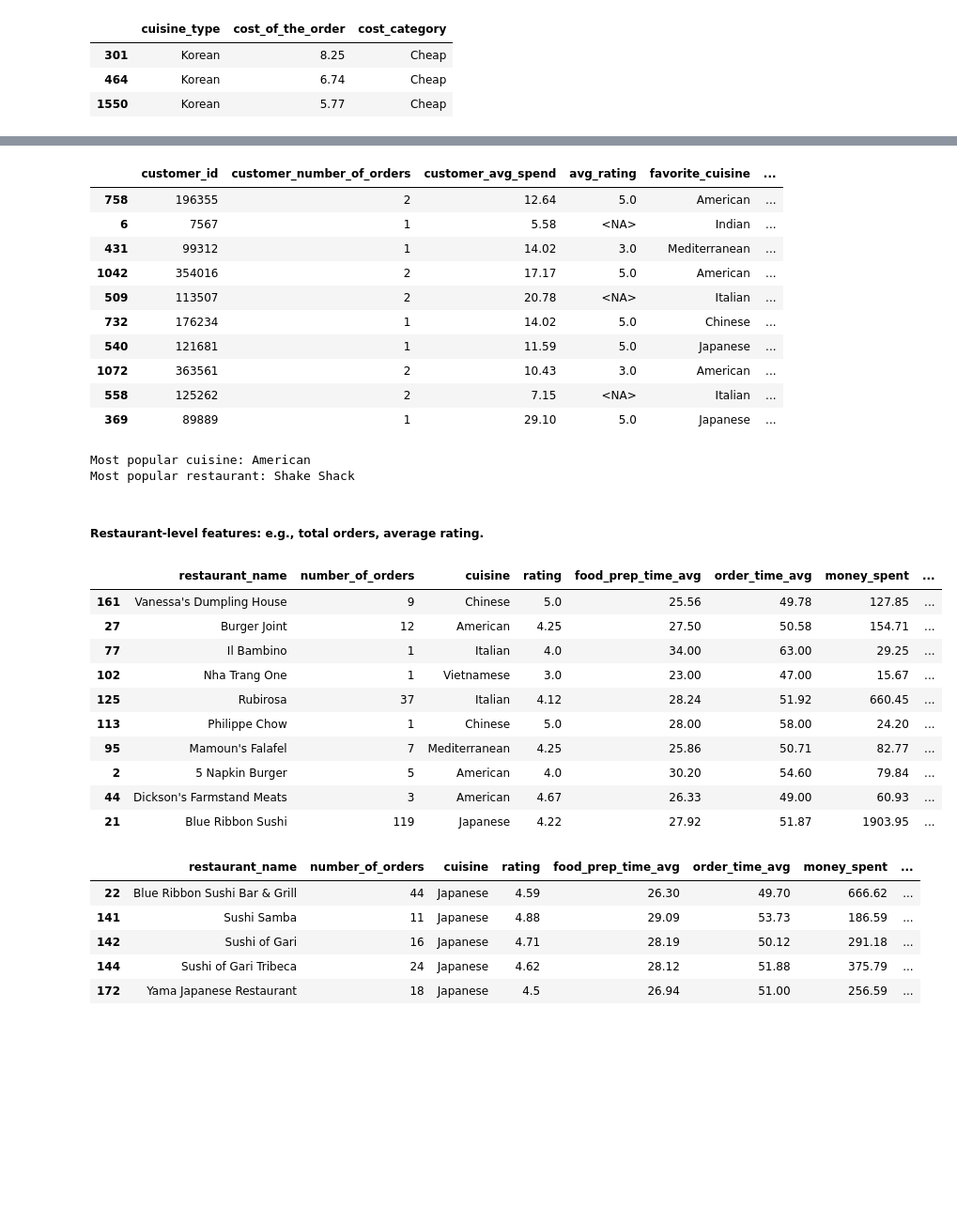
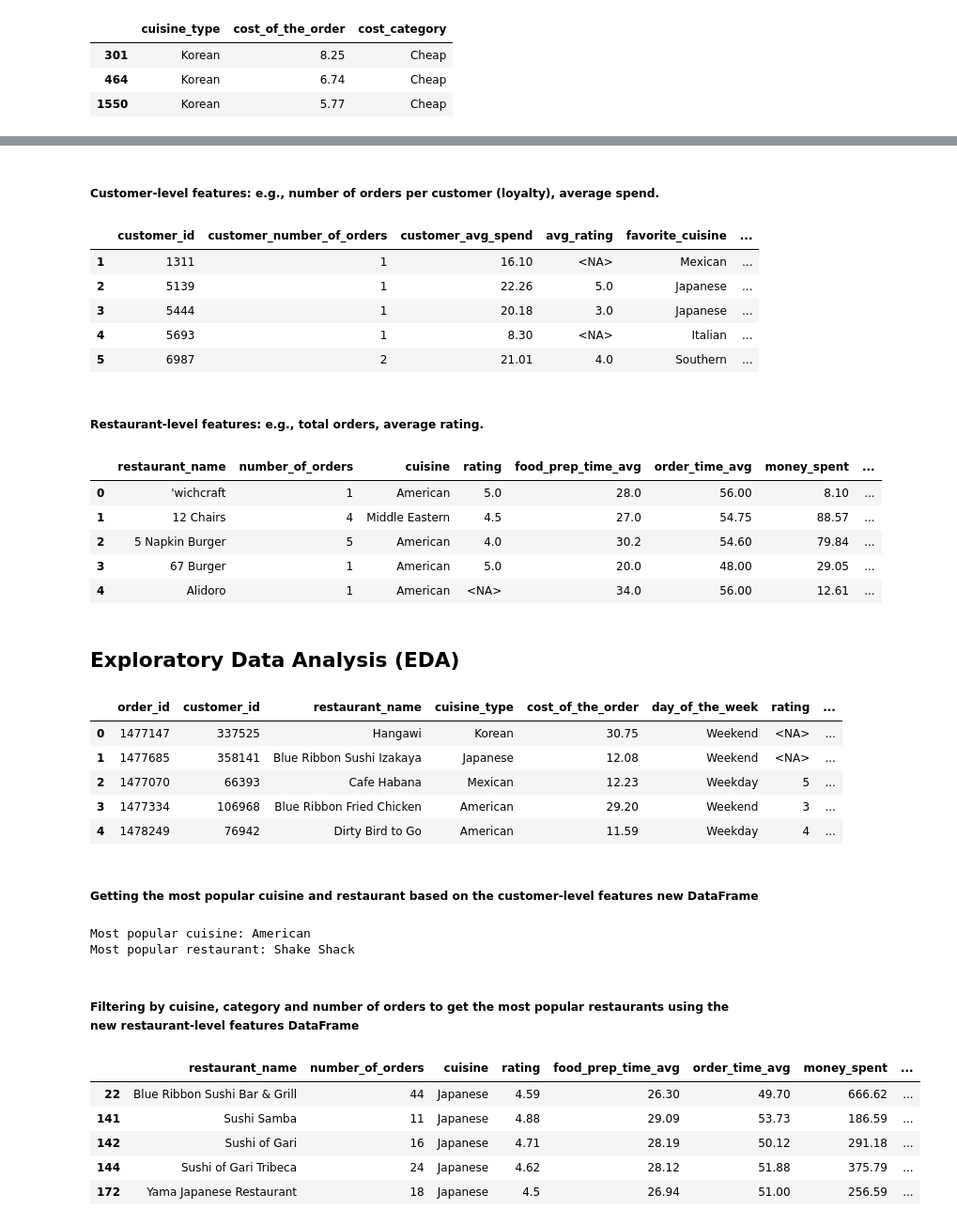
Before and after one commit to J3SSY-ANDU/Food-Delivery-Data-Analysis, a Jupyter notebook: notebooks/food_delivery_orders_eda.ipynb, the cells around one changed output, grey strips where cells are left out. Shown at 94% size. Cells and saved outputs as stored; diff of their text form; code cells hidden in the pictures; blank space fills up the shorter version.

Commit message:
organize the notebook by data cleaning, feature engineering and EDA sections

```diff
--- a/notebooks/food_delivery_orders_eda.ipynb
+++ b/notebooks/food_delivery_orders_eda.ipynb
@@ -38,7 +38,5 @@ import seaborn as sns
 # %%
-raw_data = pd.read_csv('../data/raw/food_order.csv')
+df = pd.read_csv('../data/raw/food_order.csv')
-# %%
-df = raw_data.copy() # Create a copy of the raw data
 # %% [markdown]
 #### Data overview
 # %%
@@ -386,3 +375,5 @@ df.head()
+# %% [markdown]
+##### Customer-level features: e.g., number of orders per customer (loyalty), average spend.
 # %%
 # Create a customer-level DataFrame
 customer_features = df.groupby('customer_id').agg(
@@ -400,30 +391,16 @@ customer_features['customer_avg_spend'] = round(customer_features['customer_avg_
 customer_features['avg_order_total_time'] = round(customer_features['avg_order_total_time'], 2)  # Round average order total time to 2 decimal places
 customer_features['avg_rating'] = round(customer_features['avg_rating'], 2)  # Round average rating to 2 decimal places
 
-# # Display a random sample of 10 rows from the customer features DataFrame
-customer_features.sample(10)
+customer_features.head() # Display the first few rows of the customer features DataFrame
 # %% [output]
 |  | customer_id | customer_number_of_orders | customer_avg_spend | avg_rating | favorite_cuisine | ... |
-| 758 | 196355 | 2 | 12.64 | 5.0 | American | ... |
-| 6 | 7567 | 1 | 5.58 | <NA> | Indian | ... |
-| 431 | 99312 | 1 | 14.02 | 3.0 | Mediterranean | ... |
-| 1042 | 354016 | 2 | 17.17 | 5.0 | American | ... |
-| 509 | 113507 | 2 | 20.78 | <NA> | Italian | ... |
-| 732 | 176234 | 1 | 14.02 | 5.0 | Chinese | ... |
-| 540 | 121681 | 1 | 11.59 | 5.0 | Japanese | ... |
-| 1072 | 363561 | 2 | 10.43 | 3.0 | American | ... |
-| 558 | 125262 | 2 | 7.15 | <NA> | Italian | ... |
-| 369 | 89889 | 1 | 29.10 | 5.0 | Japanese | ... |
+| 1 | 1311 | 1 | 16.10 | <NA> | Mexican | ... |
+| 2 | 5139 | 1 | 22.26 | 5.0 | Japanese | ... |
+| 3 | 5444 | 1 | 20.18 | 3.0 | Japanese | ... |
+| 4 | 5693 | 1 | 8.30 | <NA> | Italian | ... |
+| 5 | 6987 | 2 | 21.01 | 4.0 | Southern | ... |
-# %%
-most_popular_cuisine = customer_features['favorite_cuisine'].mode()  # Get the most common favorite cuisine across all customers
-most_popular_restaurant = customer_features['favorite_restaurant'].mode()  # Get the most common favorite restaurant across all customers
-print(f"Most popular cuisine: {most_popular_cuisine[0]}")
-print(f"Most popular restaurant: {most_popular_restaurant[0]}")
-# %% [output]
-Most popular cuisine: American
-Most popular restaurant: Shake Shack
-# %% [markdown]
-##### Restaurant-level features: e.g., total orders, average rating.
+# %% [markdown]
+##### Restaurant-level features: e.g., total orders, average rating.
 # %%
 # Classify restaurants based on their average rating
 def classify_restaurant(rating):
@@ -432,44 +409,62 @@ def classify_restaurant(rating):
     elif rating >= 4.5:
         return 'Excellent'
     elif rating >= 4.0:
         return 'Good'
     elif rating >= 3.0:
         return 'Average'
     else:
         return 'Poor'
 
 # Create a restaurant-level DataFrame
 restaurant_features = df.groupby('restaurant_name').agg(
     number_of_orders=('order_id', 'count'),
     cuisine=('cuisine_type', 'first'),
     rating=('rating', 'mean'),
     food_prep_time_avg=('food_preparation_time', 'mean'),
     order_time_avg=('order_total_time', 'mean'),
     money_spent=('cost_of_the_order', 'sum'),
 )
 
 restaurant_features['category'] = restaurant_features['rating'].apply(classify_restaurant)  # Classify restaurants based on their average rating
 restaurant_features = restaurant_features.reset_index()  # Reset the index to make 'restaurant_name' a column
 
 # Round columns to 2 decimal values
 restaurant_features['money_spent'] = round(restaurant_features['money_spent'], 2)
 restaurant_features['rating'] = round(restaurant_features['rating'], 2)
 restaurant_features['food_prep_time_avg'] = round(restaurant_features['food_prep_time_avg'], 2)
 restaurant_features['order_time_avg'] = round(restaurant_features['order_time_avg'], 2)
 
-restaurant_features.sample(10) # Display a random sample of 10 rows from the restaurant features DataFrame
+restaurant_features.head()  # Display the first few rows of the restaurant features DataFrame
 # %% [output]
 |  | restaurant_name | number_of_orders | cuisine | rating | food_prep_time_avg | order_time_avg | money_spent | ... |
-| 161 | Vanessa's Dumpling House | 9 | Chinese | 5.0 | 25.56 | 49.78 | 127.85 | ... |
-| 27 | Burger Joint | 12 | American | 4.25 | 27.50 | 50.58 | 154.71 | ... |
-| 77 | Il Bambino | 1 | Italian | 4.0 | 34.00 | 63.00 | 29.25 | ... |
-| 102 | Nha Trang One | 1 | Vietnamese | 3.0 | 23.00 | 47.00 | 15.67 | ... |
-| 125 | Rubirosa | 37 | Italian | 4.12 | 28.24 | 51.92 | 660.45 | ... |
-| 113 | Philippe Chow | 1 | Chinese | 5.0 | 28.00 | 58.00 | 24.20 | ... |
-| 95 | Mamoun's Falafel | 7 | Mediterranean | 4.25 | 25.86 | 50.71 | 82.77 | ... |
-| 2 | 5 Napkin Burger | 5 | American | 4.0 | 30.20 | 54.60 | 79.84 | ... |
-| 44 | Dickson's Farmstand Meats | 3 | American | 4.67 | 26.33 | 49.00 | 60.93 | ... |
-| 21 | Blue Ribbon Sushi | 119 | Japanese | 4.22 | 27.92 | 51.87 | 1903.95 | ... |
+| 0 | 'wichcraft | 1 | American | 5.0 | 28.0 | 56.00 | 8.10 | ... |
+| 1 | 12 Chairs | 4 | Middle Eastern | 4.5 | 27.0 | 54.75 | 88.57 | ... |
+| 2 | 5 Napkin Burger | 5 | American | 4.0 | 30.2 | 54.60 | 79.84 | ... |
+| 3 | 67 Burger | 1 | American | 5.0 | 20.0 | 48.00 | 29.05 | ... |
+| 4 | Alidoro | 1 | American | <NA> | 34.0 | 56.00 | 12.61 | ... |
+# %% [markdown]
+## Exploratory Data Analysis (EDA)
+# %%
+df.head()
+# %% [output]
+|  | order_id | customer_id | restaurant_name | cuisine_type | cost_of_the_order | day_of_the_week | rating | ... |
+| 0 | 1477147 | 337525 | Hangawi | Korean | 30.75 | Weekend | <NA> | ... |
+| 1 | 1477685 | 358141 | Blue Ribbon Sushi Izakaya | Japanese | 12.08 | Weekend | <NA> | ... |
+| 2 | 1477070 | 66393 | Cafe Habana | Mexican | 12.23 | Weekday | 5 | ... |
+| 3 | 1477334 | 106968 | Blue Ribbon Fried Chicken | American | 29.20 | Weekend | 3 | ... |
+| 4 | 1478249 | 76942 | Dirty Bird to Go | American | 11.59 | Weekday | 4 | ... |
+# %% [markdown]
+##### Getting the most popular cuisine and restaurant based on the customer-level features new DataFrame
+# %%
+most_popular_cuisine = customer_features['favorite_cuisine'].mode()  # Get the most common favorite cuisine across all customers
+most_popular_restaurant = customer_features['favorite_restaurant'].mode()  # Get the most common favorite restaurant across all customers
+print(f"Most popular cuisine: {most_popular_cuisine[0]}")
+print(f"Most popular restaurant: {most_popular_restaurant[0]}")
+# %% [output]
+Most popular cuisine: American
+Most popular restaurant: Shake Shack
+# %% [markdown]
+##### Filtering by cuisine, category and number of orders to get the most popular restaurants using the new restaurant-level features DataFrame
 # %%
 restaurant_features[(restaurant_features['cuisine'] == 'Japanese') & (restaurant_features['category'] == 'Excellent') & (restaurant_features['number_of_orders'] >= 10)]
 # %% [output]
```
Also changed, not shown: parts of 18 cells of this notebook.
